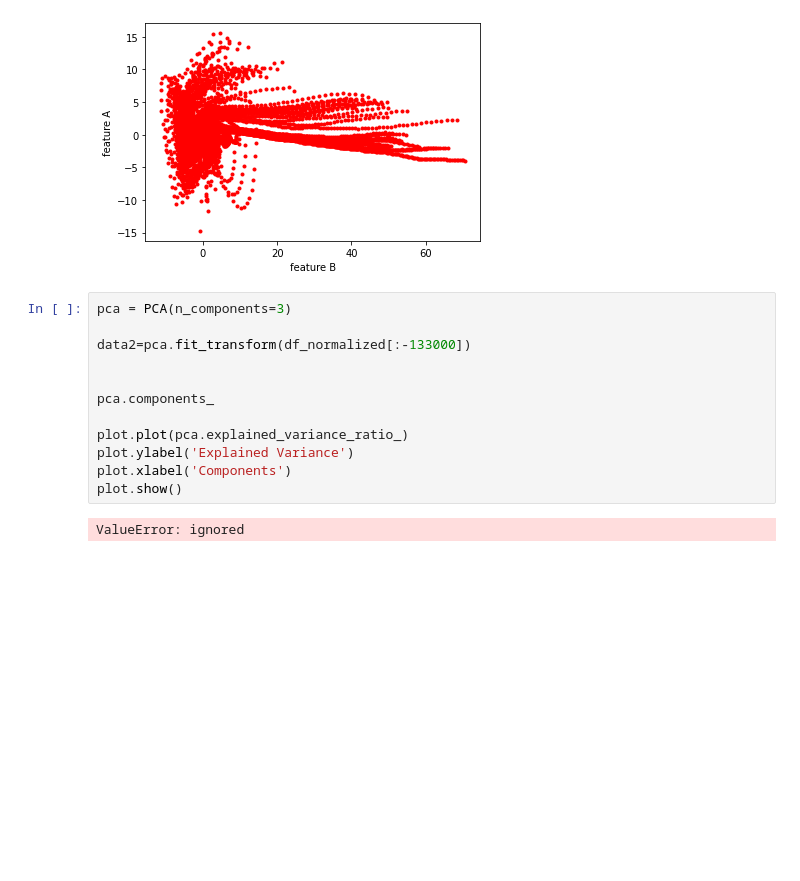
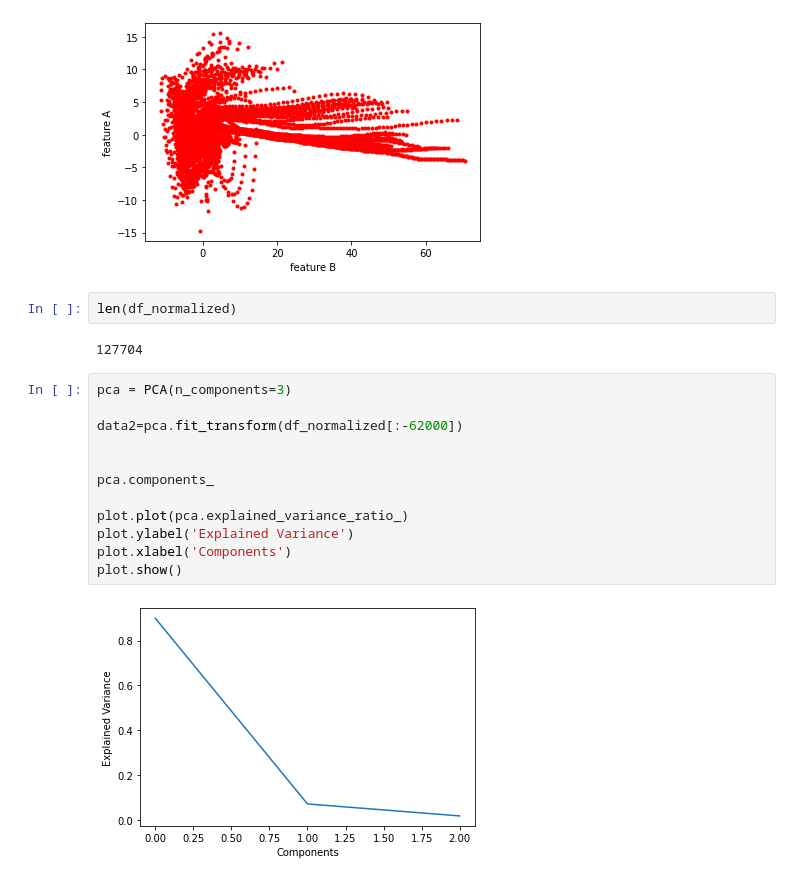
Before and after one commit to sipocz/pid_time_series, a Jupyter notebook: PID_Autoencoder_error.ipynb, the cells around one changed output. Drawn from its saved outputs; the diff is of its cells as text; blank space fills up the shorter version.

```diff
--- a/PID_Autoencoder_error.ipynb
+++ b/PID_Autoencoder_error.ipynb
@@ -108,20 +108,24 @@ plot.xlabel('feature B')
 plot.show()
 # %% [output]
 [figure]
+# %%
+len(df_normalized)
+# %% [output]
+127704
 # %%
 pca = PCA(n_components=3)
 
-data2=pca.fit_transform(df_normalized[:-133000])
+data2=pca.fit_transform(df_normalized[:-62000])
 
 
 pca.components_
 
 plot.plot(pca.explained_variance_ratio_)
 plot.ylabel('Explained Variance')
 plot.xlabel('Components')
 plot.show()
 # %% [output]
-ValueError: ignored
+[figure, added]
 # %%
 plot.scatter(data2[:,0],data2[:,1],c="r",marker=".")
 plot.ylabel('feature A')
```
Also changed, not shown: parts of 5 cells of this notebook.
